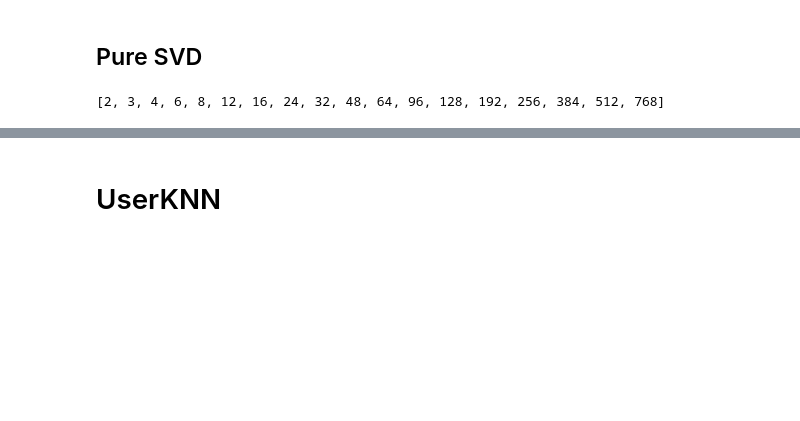
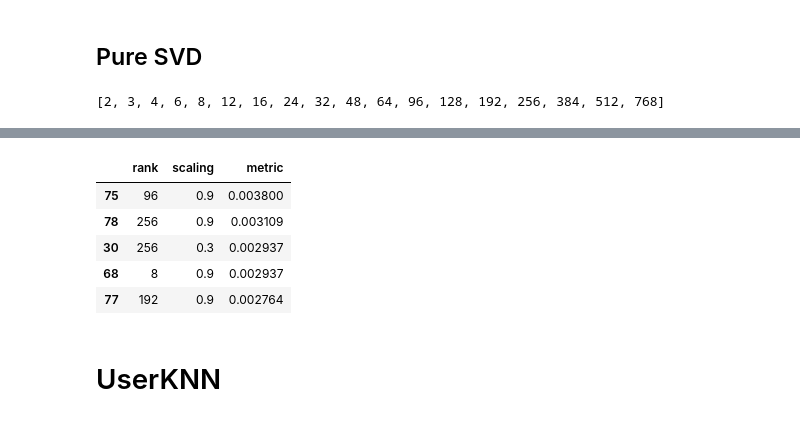
Before and after one commit to Dont-Care-Didnt-Ask/sequence-aware-similarity-for-recommendations, a Jupyter notebook: AmazonReviews.ipynb, the cells around one changed output, grey strips where cells are left out. Drawn from its saved outputs; the diff is of its cells as text; code cells hidden in the pictures; blank space fills up the shorter version.

Commit message:
Add Scaled SVD, update requirements, change gridsearch result format

```diff
--- a/AmazonReviews.ipynb
+++ b/AmazonReviews.ipynb
@@ -147,0 +185,3 @@ plt.show()
+# %%
+ranks = [b * 2 ** p for p in range(0, 8) for b in [2, 3]]
+ranks
@@ -147,0 +190,3 @@ plt.show()
+# %%
+scalings = np.arange(1, 10, 2) / 10
+scalings
@@ -147,0 +195,3 @@ plt.show()
+# %%
+%%time
+scaled_svd_results = scaled_svd_gridsearch(ranks, scalings, trainval, testval, holdoutval, data_description, topn)
@@ -148,3 +206,16 @@ plt.show()
+# %%
+results = pd.DataFrame(scaled_svd_results)
+
+results = results.sort_values("metric", ascending=False)
+
+results.head()
+# %% [output]
+|  | rank | scaling | metric |
+| 75 | 96 | 0.9 | 0.003800 |
+| 78 | 256 | 0.9 | 0.003109 |
+| 30 | 256 | 0.3 | 0.002937 |
+| 68 | 8 | 0.9 | 0.002937 |
+| 77 | 192 | 0.9 | 0.002764 |
 # %% [markdown]
 # UserKNN
 # %%
```
Also changed, not shown: parts of 22 cells of this notebook, 4 other files.
